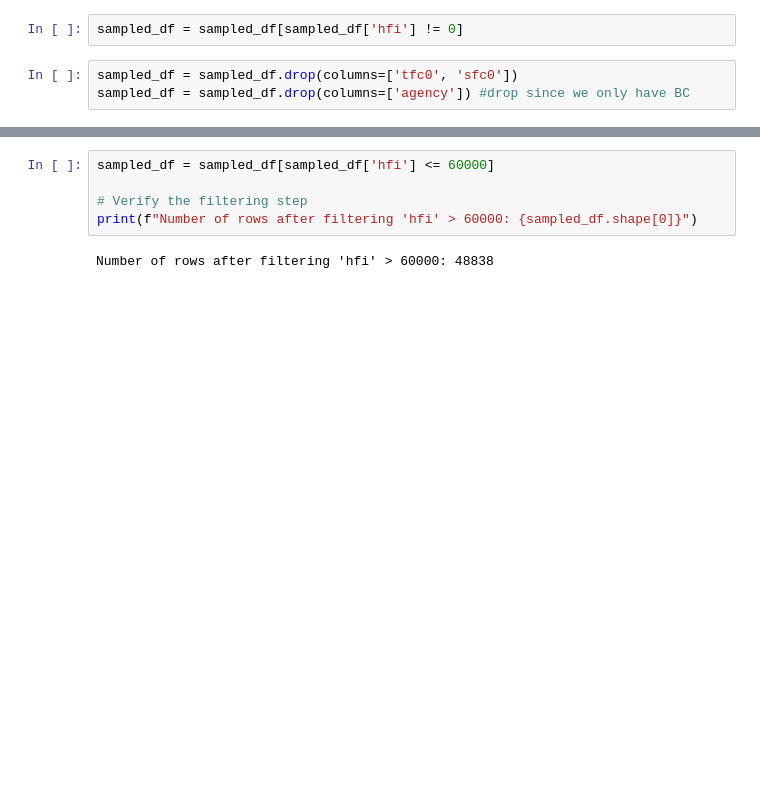
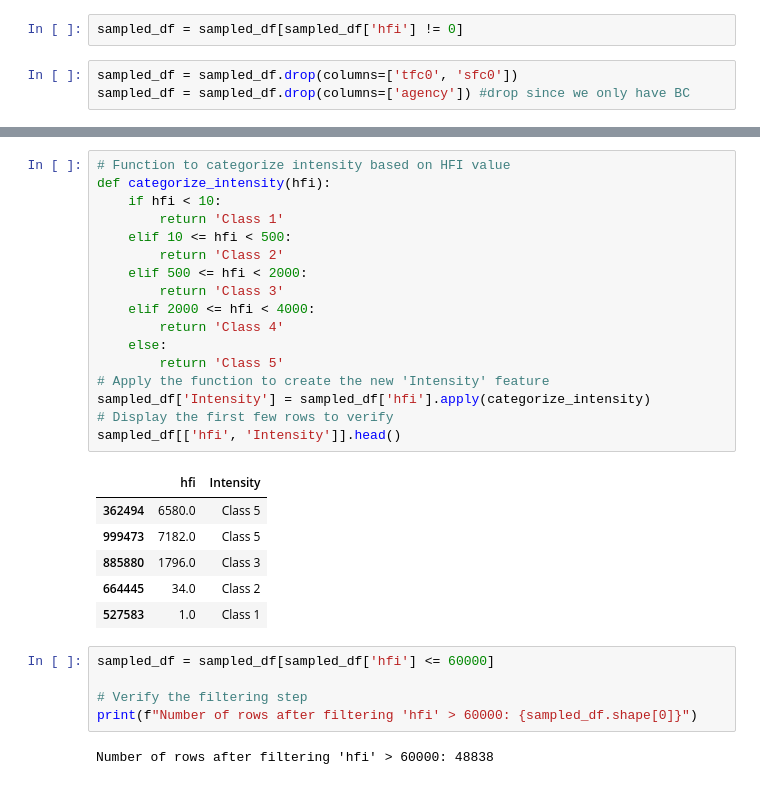
Before and after one commit to carrie-lyle/cpsc-4820-project, a Jupyter notebook: main.ipynb, the cells around one changed output, grey strips where cells are left out. Saved outputs shown, nothing was run; the diff lists cells and outputs as text; blank space fills up the shorter version.

```diff
--- a/main.ipynb
+++ b/main.ipynb
@@ -223,6 +225,30 @@ sampled_df[['hfi', 'Intensity']].head()
 | 885880 | 1796.0 | High |
 | 664445 | 34.0 | Moderate |
 | 527583 | 1.0 | Low |
+# %%
+# Function to categorize intensity based on HFI value
+def categorize_intensity(hfi):
+    if hfi < 10:
+        return 'Class 1'
+    elif 10 <= hfi < 500:
+        return 'Class 2'
+    elif 500 <= hfi < 2000:
+        return 'Class 3'
+    elif 2000 <= hfi < 4000:
+        return 'Class 4'
+    else:
+        return 'Class 5'
+# Apply the function to create the new 'Intensity' feature
+sampled_df['Intensity'] = sampled_df['hfi'].apply(categorize_intensity)
+# Display the first few rows to verify
+sampled_df[['hfi', 'Intensity']].head()
+# %% [output]
+|  | hfi | Intensity |
+| 362494 | 6580.0 | Class 5 |
+| 999473 | 7182.0 | Class 5 |
+| 885880 | 1796.0 | Class 3 |
+| 664445 | 34.0 | Class 2 |
+| 527583 | 1.0 | Class 1 |
 # %%
 sampled_df = sampled_df[sampled_df['hfi'] <= 60000]
 
```
Also changed, not shown: parts of 1 cell of this notebook, 4 other files.
